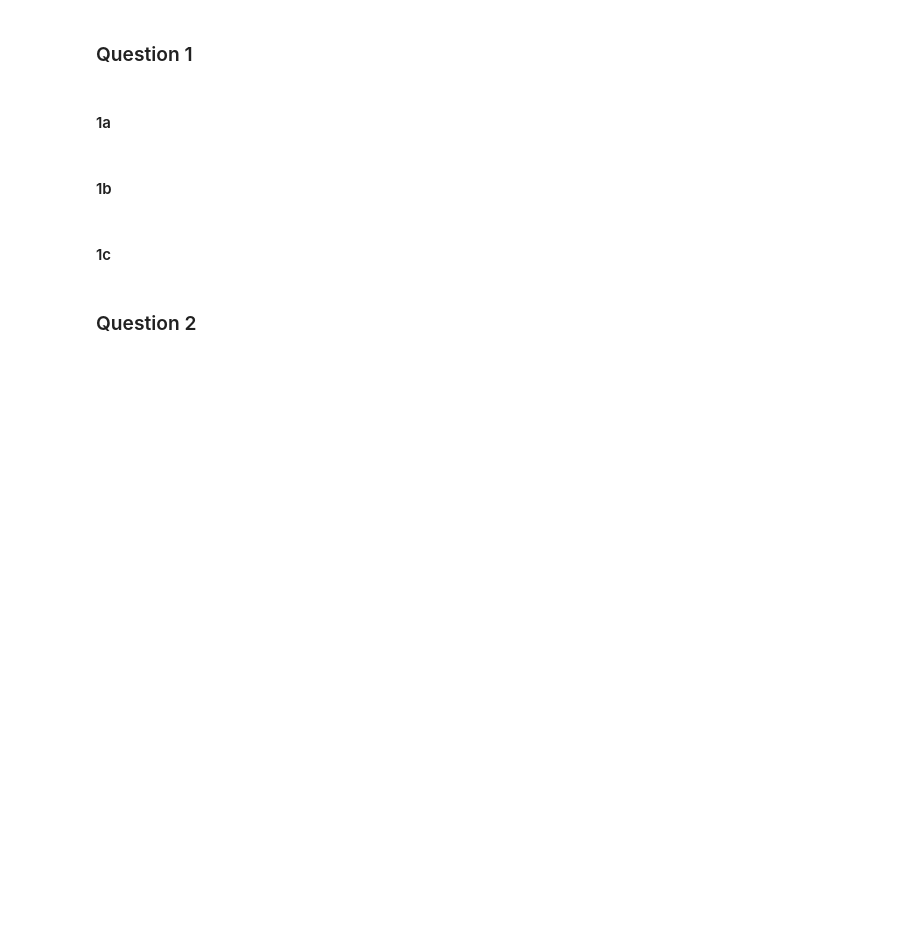
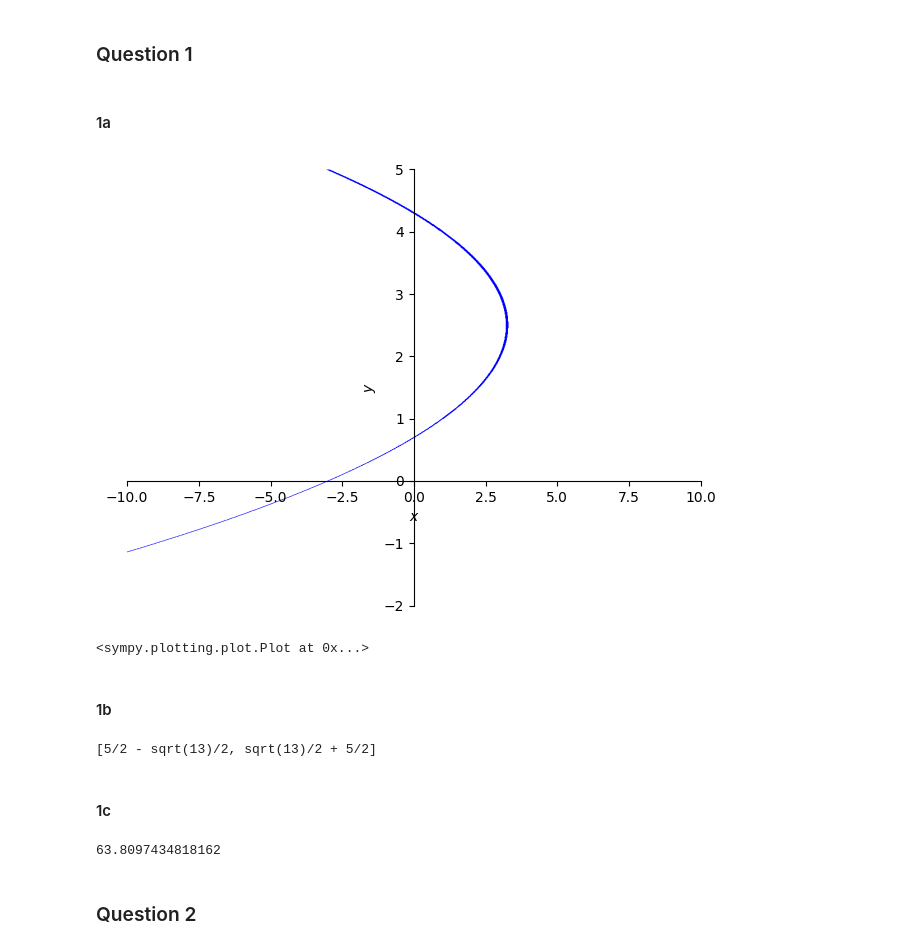
Before and after one commit to kleithegreat/second-brain, a Jupyter notebook: tamu/Spring 2023/MATH 152/Labs/Lab 2/Lab2temp_152.ipynb, the cells around one changed output. Saved outputs shown, nothing was run; the diff lists cells and outputs as text; code cells hidden in the pictures; blank space fills up the shorter version.

```diff
--- a/tamu/Spring 2023/MATH 152/Labs/Lab 2/Lab2temp_152.ipynb
+++ b/tamu/Spring 2023/MATH 152/Labs/Lab 2/Lab2temp_152.ipynb
@@ -11,12 +11,27 @@ from sympy.plotting import (plot,plot_implicit)
 #### 1a
 # %%
 #start code here
+x, y = symbols("x y")
+
+equation = Eq(x, -1 * y**2 + 5*y - 3)
+plot_implicit(equation, (x, -10, 10), (y, -2, 5))
+# %% [output]
+[figure, added]
+<sympy.plotting.plot.Plot at 0x...>
 # %% [markdown]
 #### 1b
 # %%
 #start code here
+print(solve(equation.subs(x, 0), y))
+# %% [output]
+[5/2 - sqrt(13)/2, sqrt(13)/2 + 5/2]
 # %% [markdown]
 #### 1c
+# %%
+volume = integrate(pi * (-1 * y**2 + 5*y - 3)**2, (y, solve(equation.subs(x, 0), y)[0], solve(equation.subs(x, 0), y)[1]))
+print(N(volume))
+# %% [output]
+63.8097434818162
 # %% [markdown]
 ### Question 2
 # %% [markdown]
```
Also changed, not shown: parts of 9 cells of this notebook, 1 other file.
